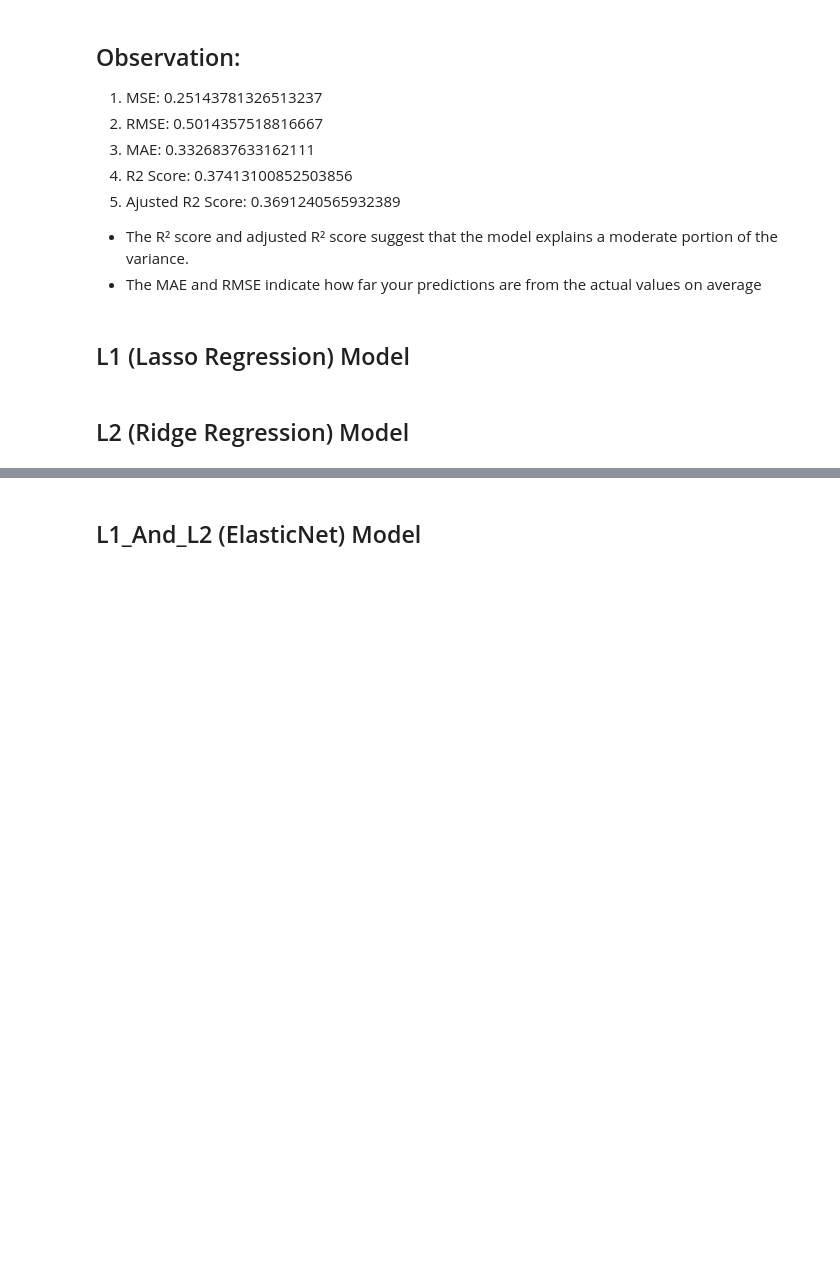
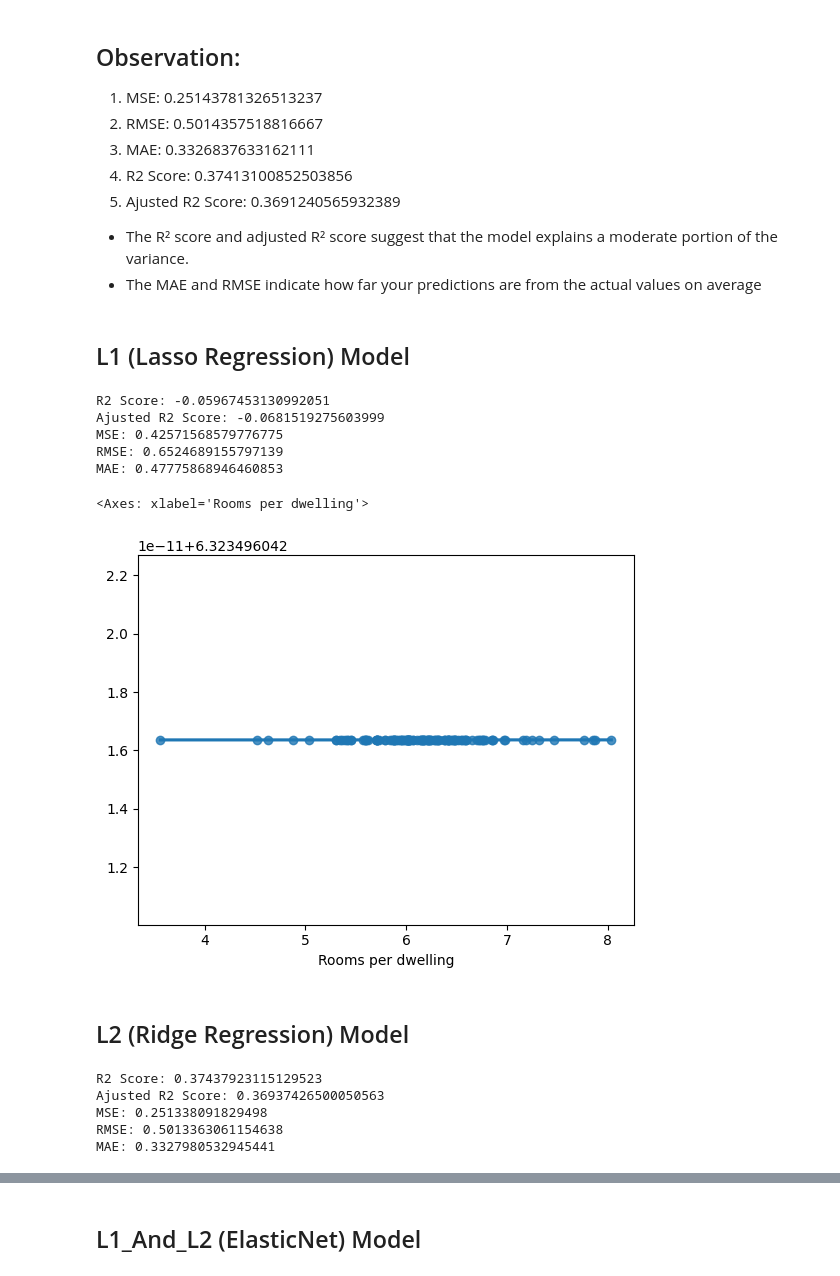
Before and after one commit to AnoopGeorge418/House-Price-Predictor, a Jupyter notebook: notebooks/Model_Building.ipynb, the cells around one changed output, grey strips where cells are left out. Drawn from its saved outputs; the diff is of its cells as text; code cells hidden in the pictures; blank space fills up the shorter version.

```diff
--- a/notebooks/Model_Building.ipynb
+++ b/notebooks/Model_Building.ipynb
@@ -170,7 +173,58 @@ sns.regplot(x = y_test, y = y_pred)
 ## L1 (Lasso Regression) Model
 # %%
 l1 = Lasso()
+# %%
+l1.fit(Scaled_X_train, y_train)
+
+l1_pred = l1.predict(Scaled_X_test)
+l1_pred
+
+mae = mean_absolute_error(y_test, l1_pred)
+mse = mean_squared_error(y_test, l1_pred)
+rmse = np.sqrt(mse)
+score = r2_score(y_test, l1_pred)
+adj_score = 1 - (1 - score) * (len(y_test) -1 ) / (len(y_test) - X_test.shape[1] -1)
+
+print('R2 Score:', score)
+print('Ajusted R2 Score:', adj_score)
+print('MSE:', mse)
+print('RMSE:', rmse)
+print('MAE:', mae)
+# %% [output]
+R2 Score: -0.05967453130992051
+Ajusted R2 Score: -0.0681519275603999
+MSE: 0.42571568579776775
+RMSE: 0.6524689155797139
+MAE: 0.47775868946460853
+# %%
+sns.regplot(x = y_test, y = l1_pred)
+# %% [output]
+<Axes: xlabel='Rooms per dwelling'>
+[figure, added]
 # %% [markdown]
 ## L2 (Ridge Regression) Model
 # %%
 l2 = Ridge()
+# %%
+l2.fit(Scaled_X_train, y_train)
+
+l2_pred = l2.predict(Scaled_X_test)
+l2_pred
+
+mae = mean_absolute_error(y_test, l2_pred)
+mse = mean_squared_error(y_test, l2_pred)
+rmse = np.sqrt(mse)
+score = r2_score(y_test, l2_pred)
+adj_score = 1 - (1 - score) * (len(y_test) -1 ) / (len(y_test) - X_test.shape[1] -1)
+
+print('R2 Score:', score)
+print('Ajusted R2 Score:', adj_score)
+print('MSE:', mse)
+print('RMSE:', rmse)
+print('MAE:', mae)
+# %% [output]
+R2 Score: 0.37437923115129523
+Ajusted R2 Score: 0.36937426500050563
+MSE: 0.251338091829498
+RMSE: 0.5013363061154638
+MAE: 0.3327980532945441
```
Also changed, not shown: parts of 19 cells of this notebook.
